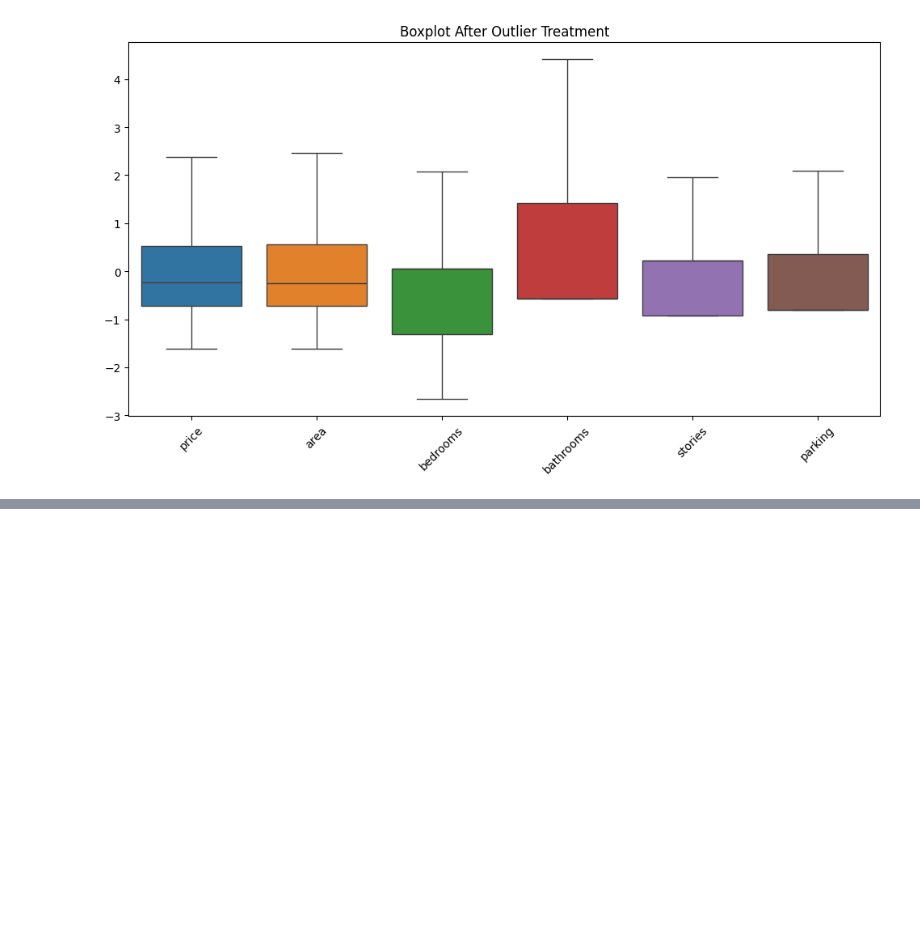
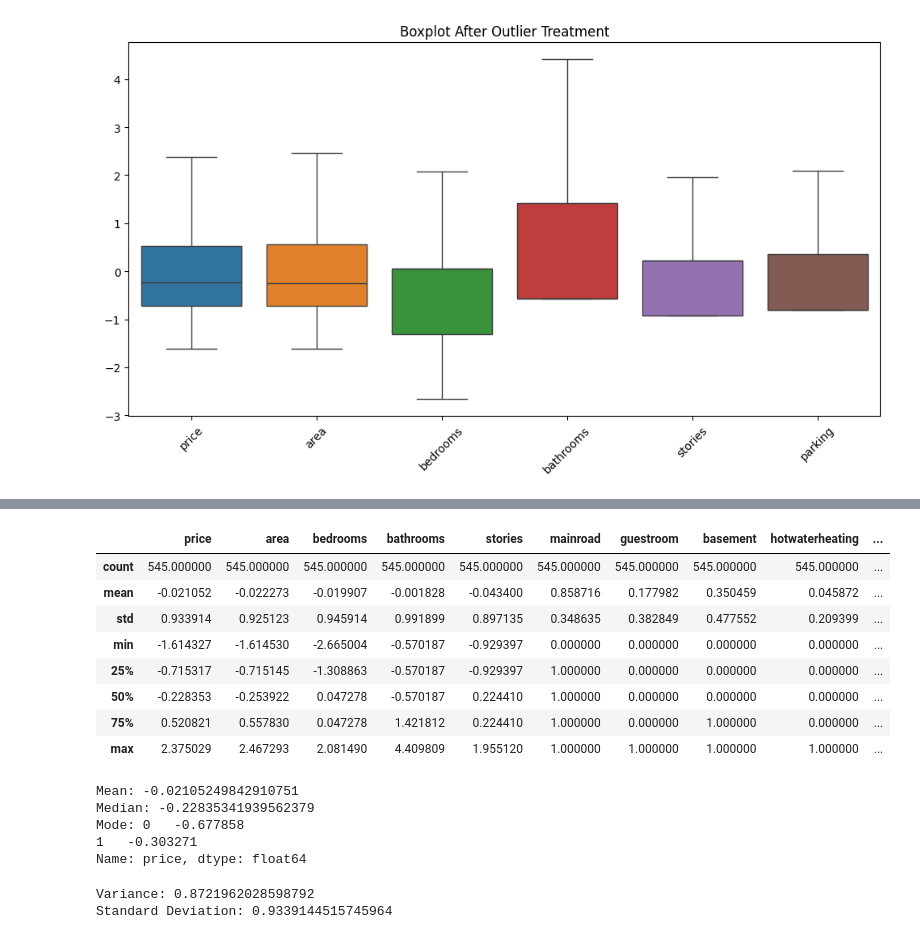
Before and after one commit to lucy-kevin/Housing-data-Analysis, a Jupyter notebook: Housing data Analysis.ipynb, the cells around one changed output, grey strips where cells are left out. Cells and saved outputs as stored; diff of their text form; code cells hidden in the pictures; blank space fills up the shorter version.

```diff
--- a/Housing data Analysis.ipynb
+++ b/Housing data Analysis.ipynb
@@ -177,0 +204,3 @@ plt.show()
+# %%
+dfcopy = df.copy()
+dfcopy.head()
@@ -177,0 +214,33 @@ plt.show()
+# %%
+dfcopy.describe()
+# %% [output]
+|  | price | area | bedrooms | bathrooms | stories | mainroad | guestroom | basement | hotwaterheating | ... |
+| count | 545.000000 | 545.000000 | 545.000000 | 545.000000 | 545.000000 | 545.000000 | 545.000000 | 545.000000 | 545.000000 | ... |
+| mean | -0.021052 | -0.022273 | -0.019907 | -0.001828 | -0.043400 | 0.858716 | 0.177982 | 0.350459 | 0.045872 | ... |
+| std | 0.933914 | 0.925123 | 0.945914 | 0.991899 | 0.897135 | 0.348635 | 0.382849 | 0.477552 | 0.209399 | ... |
+| min | -1.614327 | -1.614530 | -2.665004 | -0.570187 | -0.929397 | 0.000000 | 0.000000 | 0.000000 | 0.000000 | ... |
+| 25% | -0.715317 | -0.715145 | -1.308863 | -0.570187 | -0.929397 | 1.000000 | 0.000000 | 0.000000 | 0.000000 | ... |
+| 50% | -0.228353 | -0.253922 | 0.047278 | -0.570187 | 0.224410 | 1.000000 | 0.000000 | 0.000000 | 0.000000 | ... |
+| 75% | 0.520821 | 0.557830 | 0.047278 | 1.421812 | 0.224410 | 1.000000 | 0.000000 | 1.000000 | 0.000000 | ... |
+| max | 2.375029 | 2.467293 | 2.081490 | 4.409809 | 1.955120 | 1.000000 | 1.000000 | 1.000000 | 1.000000 | ... |
+# %%
+mean_price = dfcopy['price'].mean()
+median_price = dfcopy['price'].median()
+mode_price = dfcopy['price'].mode()
+
+print(f"Mean: {mean_price} \nMedian: {median_price}\nMode: {mode_price}")
+# %% [output]
+Mean: -0.02105249842910751
+Median: -0.22835341939562379
+Mode: 0   -0.677858
+1   -0.303271
+Name: price, dtype: float64
+# %%
+
+var_price = dfcopy['price'].var()
+std_price = dfcopy['price'].std()
+
+print(f"Variance: {var_price} \nStandard Deviation: {std_price}")
+# %% [output]
+Variance: 0.8721962028598792
+Standard Deviation: 0.9339144515745964
```
Also changed, not shown: parts of 6 cells of this notebook.
